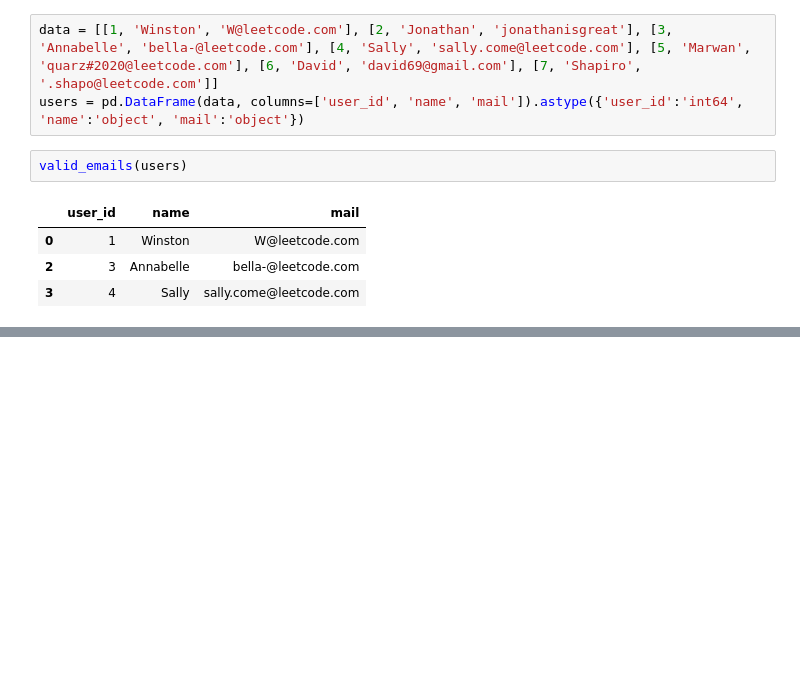
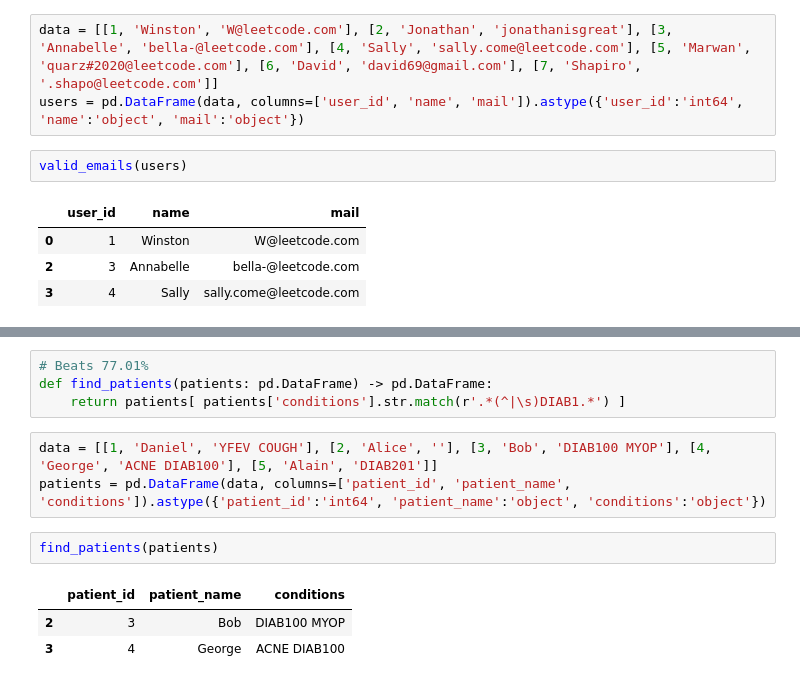
Before and after one commit to drwslv/LeetCode-Pandas, a Jupyter notebook: examples_1.ipynb, the cells around one changed output, grey strips where cells are left out. Saved outputs shown, nothing was run; the diff lists cells and outputs as text; blank space fills up the shorter version.

```diff
--- a/examples_1.ipynb
+++ b/examples_1.ipynb
@@ -2994,0 +3017,13 @@ valid_emails(users)
+# %%
+# Beats 77.01%
+def find_patients(patients: pd.DataFrame) -> pd.DataFrame:
+    return patients[ patients['conditions'].str.match(r'.*(^|\s)DIAB1.*') ]
+# %%
+data = [[1, 'Daniel', 'YFEV COUGH'], [2, 'Alice', ''], [3, 'Bob', 'DIAB100 MYOP'], [4, 'George', 'ACNE DIAB100'], [5, 'Alain', 'DIAB201']]
+patients = pd.DataFrame(data, columns=['patient_id', 'patient_name', 'conditions']).astype({'patient_id':'int64', 'patient_name':'object', 'conditions':'object'})
+# %%
+find_patients(patients)
+# %% [output]
+|  | patient_id | patient_name | conditions |
+| 2 | 3 | Bob | DIAB100 MYOP |
+| 3 | 4 | George | ACNE DIAB100 |
```
Also changed, not shown: parts of 1 cell of this notebook.
